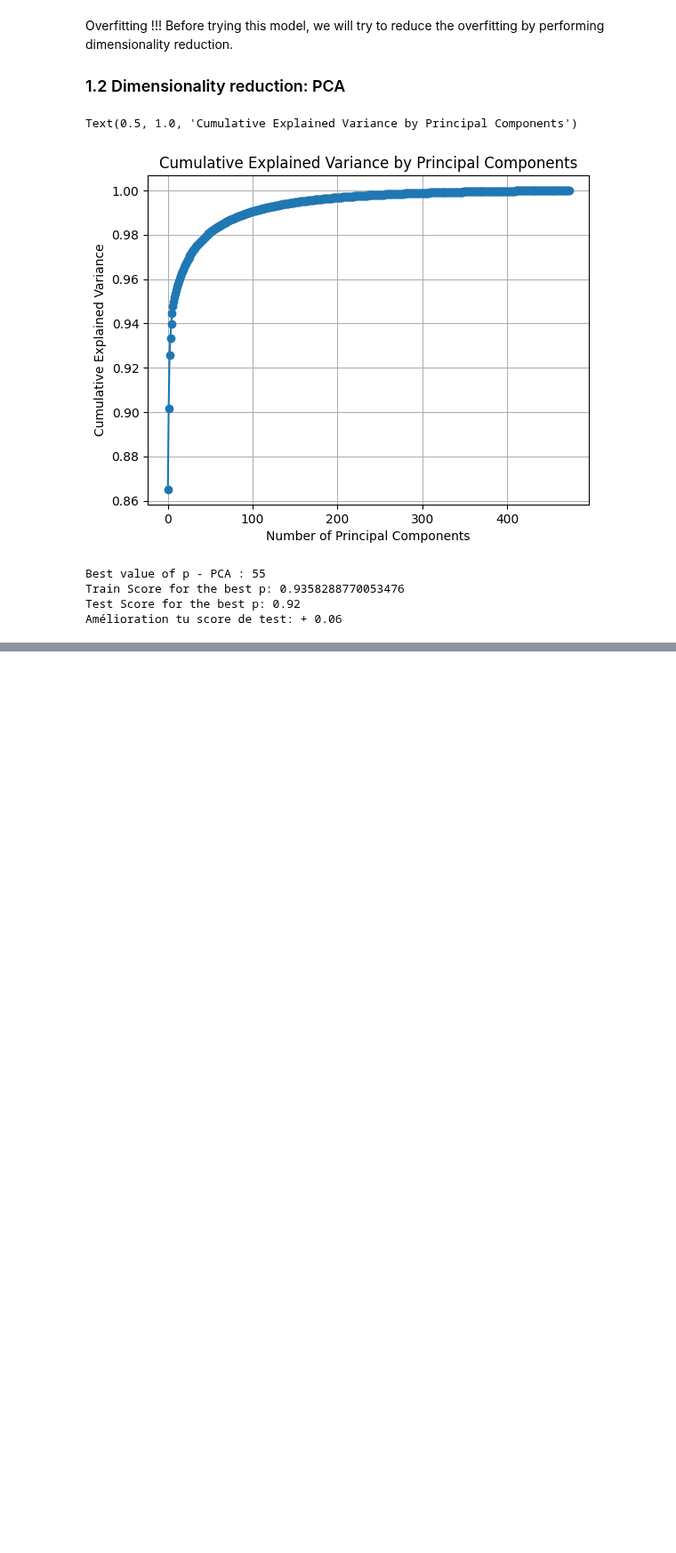
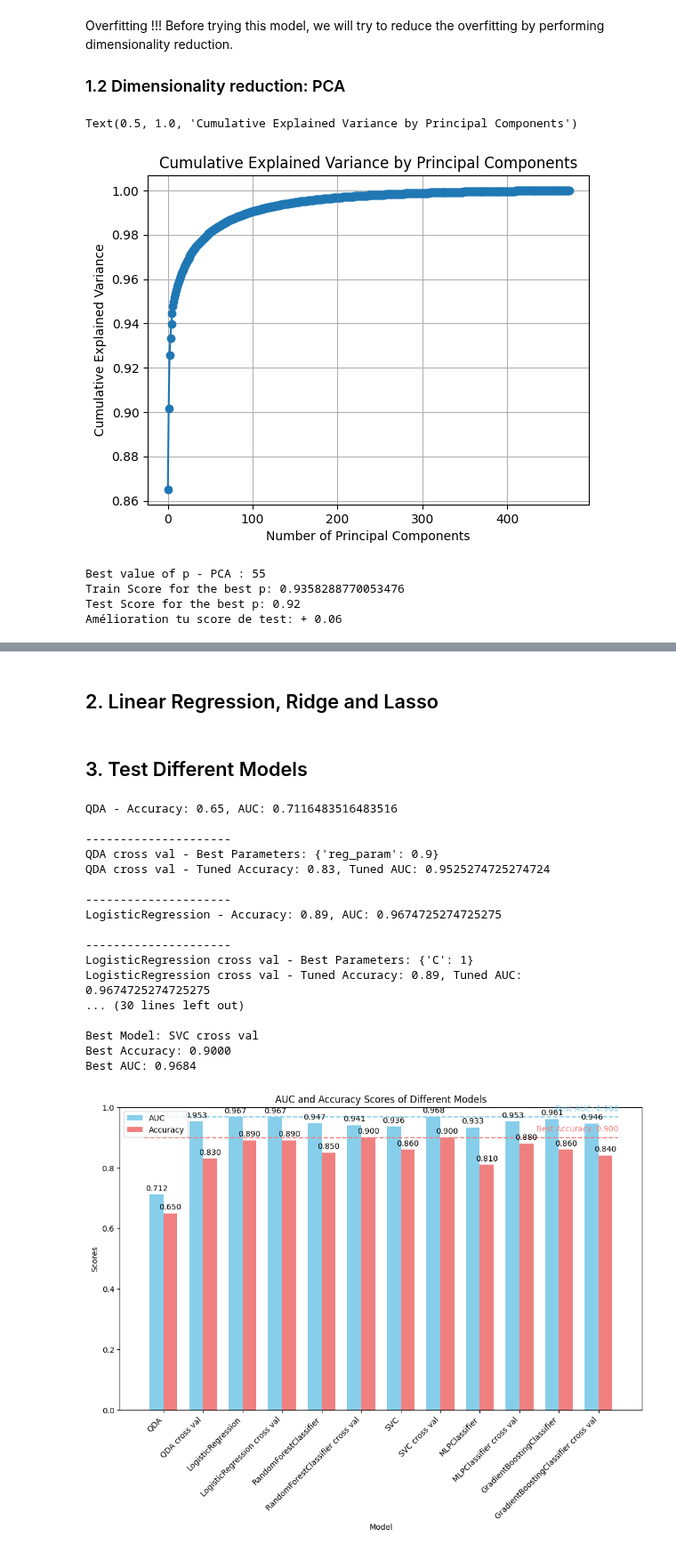
Before and after one commit to odd2022/El-Nino, a Jupyter notebook: 1_month_prediction.ipynb, the cells around one changed output, grey strips where cells are left out. Shown at 89% size. Drawn from its saved outputs; the diff is of its cells as text; code cells hidden in the pictures; blank space fills up the shorter version.

```diff
--- a/1_month_prediction.ipynb
+++ b/1_month_prediction.ipynb
@@ -169,0 +207,79 @@ from sklearn.linear_model import LinearRegression
+# %% [markdown]
+## 2. Linear Regression, Ridge and Lasso
+# %% [markdown]
+## 3. Test Different Models
+# %%
+# The models that we are going to use
+models_names = ["QDA", "LogisticRegression", "RandomForestClassifier", "SVC", "MLPClassifier", "GradientBoostingClassifier"]
+models = [QuadraticDiscriminantAnalysis(), LogisticRegression(), RandomForestClassifier(), SVC(probability = True), MLPClassifier(max_iter = 500), GradientBoostingClassifier()]
+
+# The params of each model for cross validation
+qda_params = {'reg_param': [0, 0.1, 0.2, 0.5, 0.7, 0.9]}
+lr_params = {'C': [0.01, 0.1, 1, 10, 100]}
+rf_params = {'n_estimators': [50, 100, 200], 'max_depth': [None, 10, 20]}
+svc_params = {'C': [0.1, 1, 10], 'kernel': ['linear', 'rbf']}
+mlp_params = {'hidden_layer_sizes': [(50,), (100,), (100, 50)], 'alpha': [0.0001, 0.001, 0.01]}
+gb_params = {'n_estimators': [50, 100, 200], 'learning_rate': [0.01, 0.1, 0.2], 'max_depth': [3, 5, 7]}
+param_grids = [ qda_params, lr_params, rf_params, svc_params, mlp_params, gb_params]
+
+#initialisations of the scores list and names (for the legend of the plot)
+model_names_legend = []
+auc_scores = []
+accuracy_scores = []
+best_model_name = None
+best_model = None
+best_accuracy = 0
+best_auc = 0
+
+for i in range (len(models)) :
+    #first evaluate the basic model
+    model, accuracy, auc = useful_functions.evaluate_model(models[i], models_names[i],  X_train, y_train, X_test, y_test)
+    print('\n---------------------')
+    model_names_legend.append(models_names[i])
+    auc_scores.append(auc)
+    accuracy_scores.append(accuracy)
+
+    if accuracy > best_accuracy or (accuracy == best_accuracy and auc > best_auc):
+        best_model_name = models_names[i]
+        best_model = model
+        best_accuracy = accuracy
+        best_auc = auc
+
+    #then tune the model
+    best_estimator_cv, best_params_cv, best_accuracy_cv, best_auc_cv = useful_functions.cross_validation(models[i], param_grids[i], X_train, y_train, X_test, y_test, models_names[i] + " cross val")
+    print('\n---------------------')
+    model_names_legend.append(models_names[i] + " cross val")
+    auc_scores.append(best_auc_cv)
+    accuracy_scores.append(best_accuracy_cv)
+
+    if best_accuracy_cv > best_accuracy or (best_accuracy_cv == best_accuracy and best_auc_cv > best_auc):
+        best_model_name = models_names[i] + " cross val"
+        best_model = best_estimator_cv
+        best_accuracy = best_accuracy_cv
+        best_auc = best_auc_cv
+
+print(f"\nBest Model: {best_model_name}")
+print(f"Best Accuracy: {best_accuracy:.4f}")
+print(f"Best AUC: {best_auc:.4f}")
+
+#now me plot the histograms
+useful_functions.plot_score(model_names_legend, auc_scores, accuracy_scores)
+# %% [output]
+QDA - Accuracy: 0.65, AUC: 0.7116483516483516
+
+---------------------
+QDA cross val - Best Parameters: {'reg_param': 0.9}
+QDA cross val - Tuned Accuracy: 0.83, Tuned AUC: 0.9525274725274724
+
+---------------------
+LogisticRegression - Accuracy: 0.89, AUC: 0.9674725274725275
+
+---------------------
+LogisticRegression cross val - Best Parameters: {'C': 1}
+LogisticRegression cross val - Tuned Accuracy: 0.89, Tuned AUC: 0.9674725274725275
+... (30 lines left out)
+
+Best Model: SVC cross val
+Best Accuracy: 0.9000
+Best AUC: 0.9684
+[figure, added]
```
Also changed, not shown: parts of 12 cells of this notebook, 9 other files.
